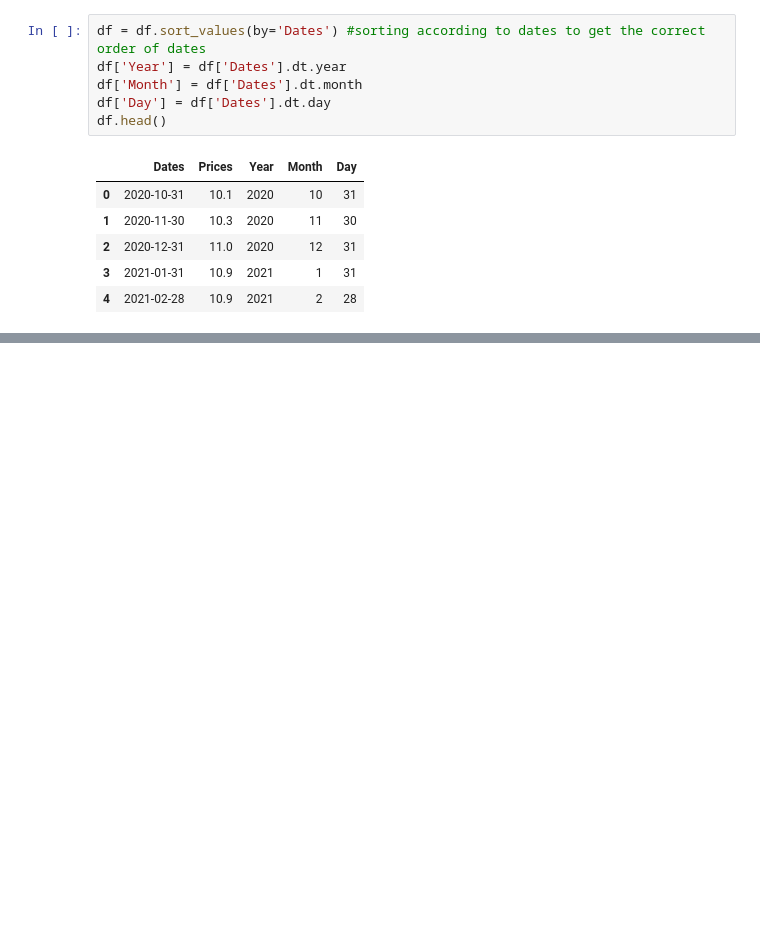
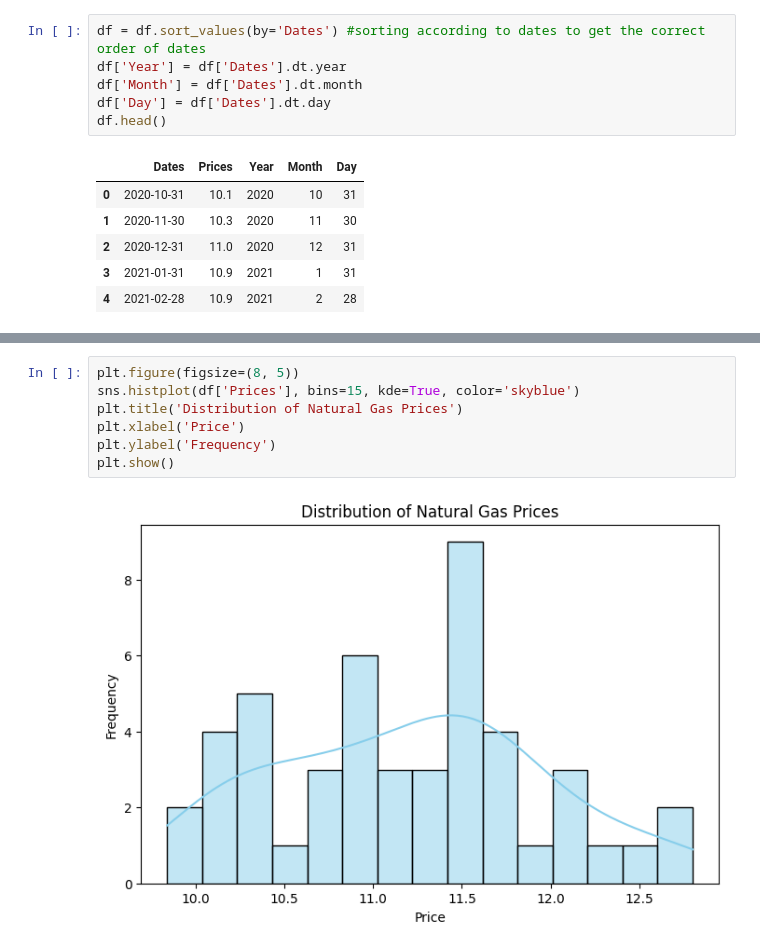
Before and after one commit to quantum-coderX/jpmorgan-quant-forage, a Jupyter notebook: notebooks/Task-1.ipynb, the cells around one changed output, grey strips where cells are left out. Saved outputs shown, nothing was run; the diff lists cells and outputs as text; blank space fills up the shorter version.

```diff
--- a/notebooks/Task-1.ipynb
+++ b/notebooks/Task-1.ipynb
@@ -86,0 +122,9 @@ Passing `palette` without assigning `hue` is deprecated and will be removed in v
+# %%
+plt.figure(figsize=(8, 5))
+sns.histplot(df['Prices'], bins=15, kde=True, color='skyblue')
+plt.title('Distribution of Natural Gas Prices')
+plt.xlabel('Price')
+plt.ylabel('Frequency')
+plt.show()
+# %% [output]
+[figure, added]
```
Also changed, not shown: parts of 17 cells of this notebook, 3 other files.
